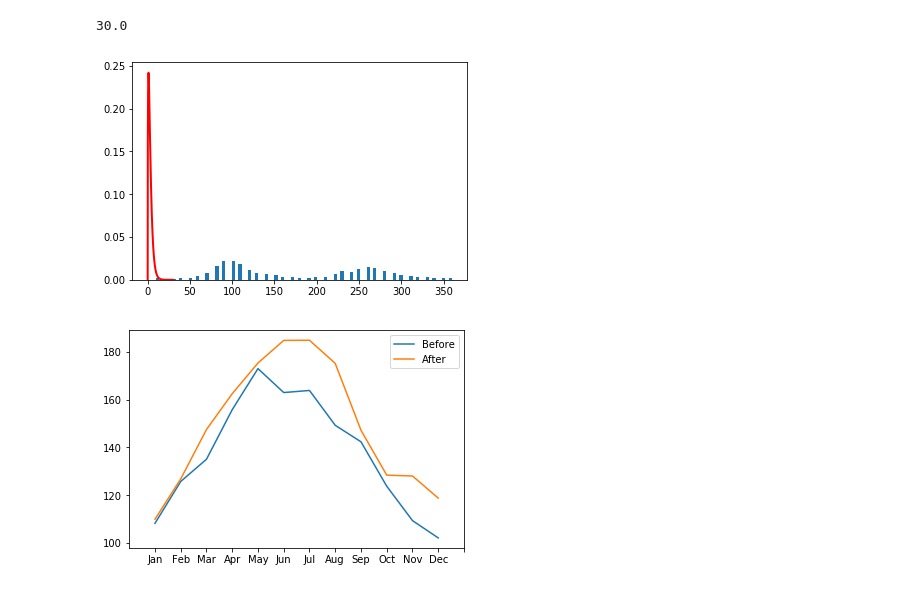
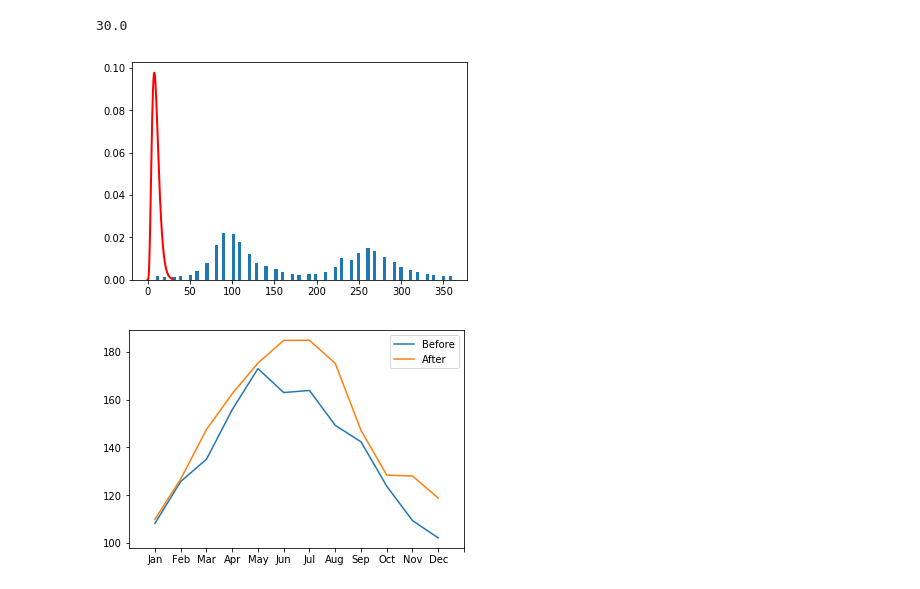
Before and after one commit to slj287/tempe_town_lake, a Jupyter notebook: practice.ipynb, the cells around one changed output. Drawn from its saved outputs; the diff is of its cells as text; code cells hidden in the pictures.

Commit message:
chi square test_fit
attempted the test_fit function. received an error. practiced with a wind direction line graph

```diff
--- a/practice.ipynb
+++ b/practice.ipynb
@@ -2126,22 +2126,22 @@ x1.max()
 # %%
 import numpy as np
 import scipy.stats as stats
 import matplotlib.pyplot as plt
 
 norm = stats.norm(0, 1)
 
 x = grouped["2000":"2003"][grouped.sknt > 0.0].drct.dropna()
 
 f = x
 
 plt.hist(f, 90, normed=True)
 
 # Plot the theoretical density of f
 x = np.arange(0, 30, .05)
-plt.plot(x, stats.chi2.pdf(x, df=3), color='r', lw=2)
+plt.plot(x, stats.chi2.pdf(x, df=10), color='r', lw=2)
 plt.show()
 # %% [output]
-[figure, old version]
+[figure, new version]
 # %%
 m1 = by_month(grouped)
 
```
Also changed, not shown: parts of 15 cells of this notebook, 1 other file.
